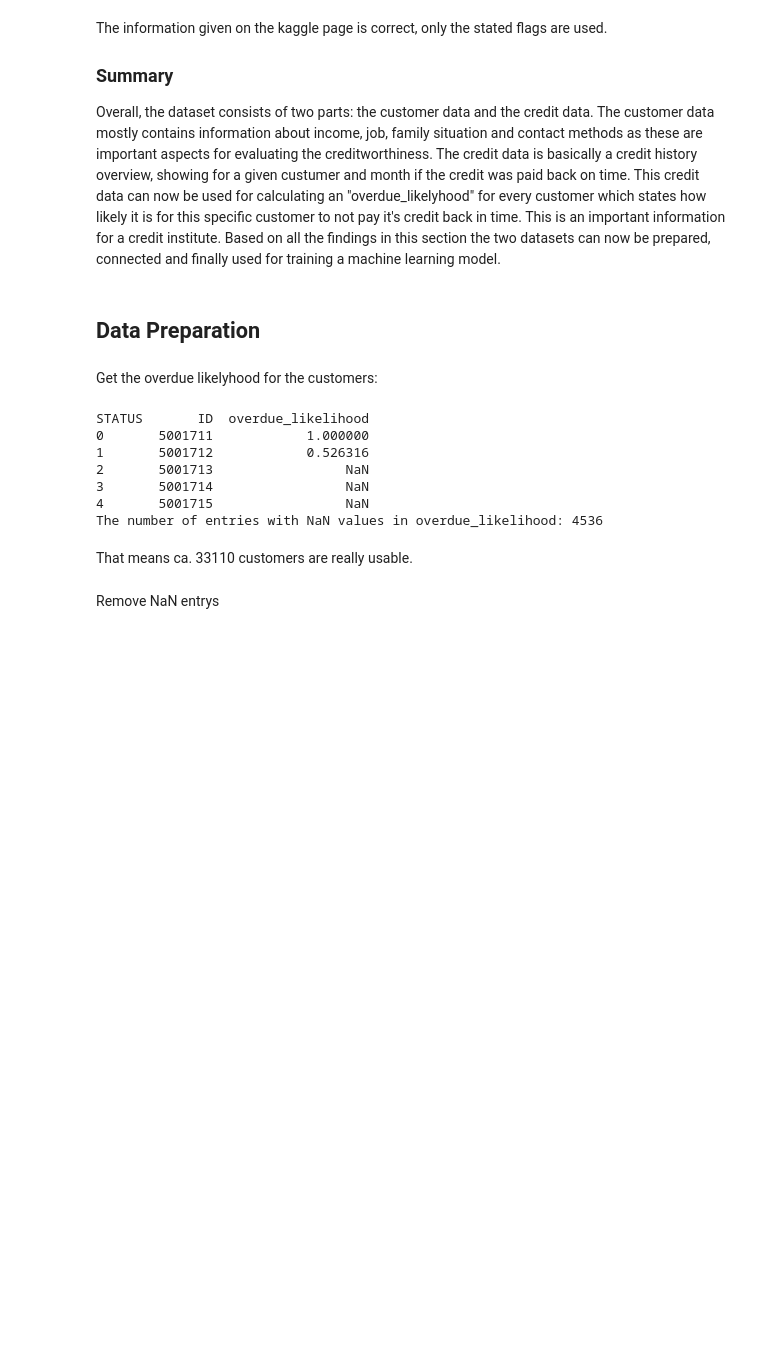
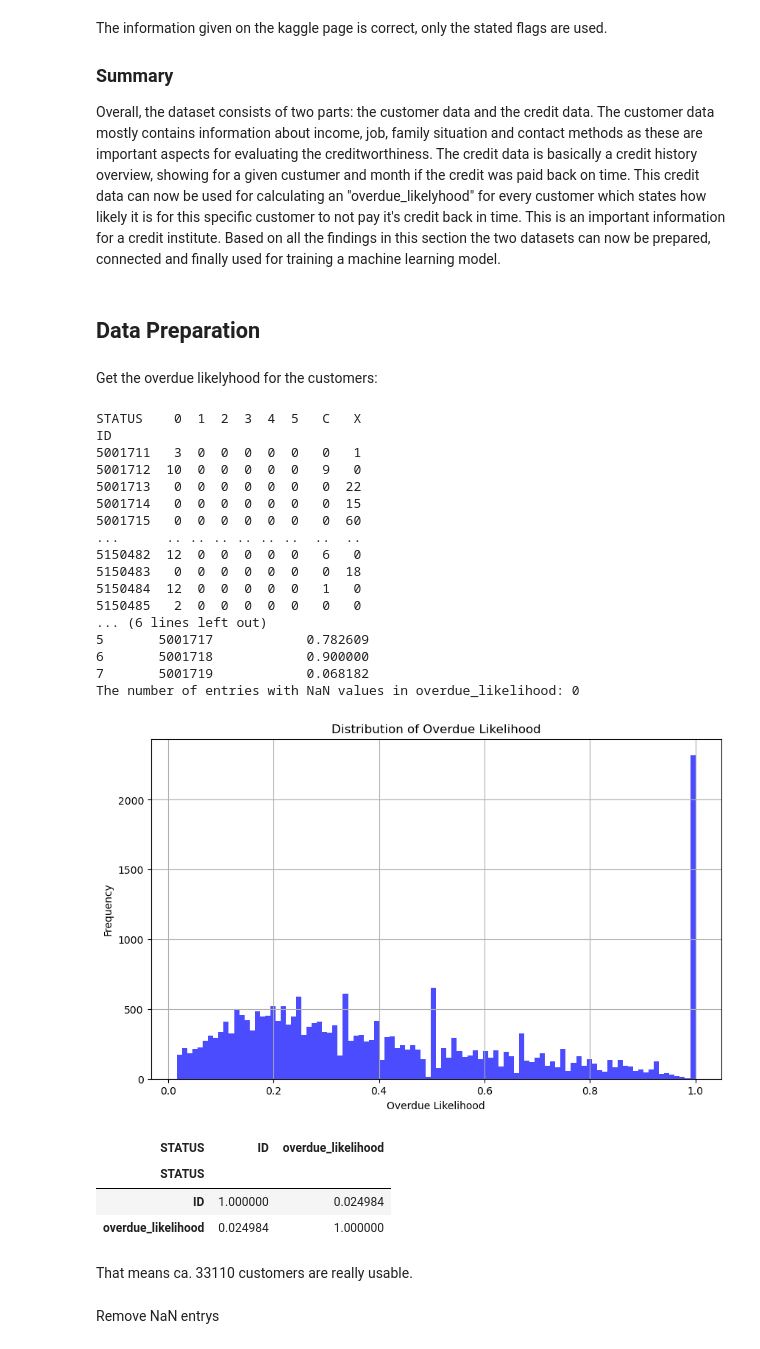
Before and after one commit to mj0stjo/ML-Lab-Project, a Jupyter notebook: Lab Project Notebook.ipynb, the cells around one changed output. Cells and saved outputs as stored; diff of their text form; code cells hidden in the pictures; blank space fills up the shorter version.

```diff
--- a/Lab Project Notebook.ipynb
+++ b/Lab Project Notebook.ipynb
@@ -281,29 +307,59 @@ Overall, the dataset consists of two parts: the customer data and the credit dat
 # %% [markdown]
 Get the overdue likelyhood for the customers:
 # %%
-import pandas as pd
-from sklearn.preprocessing import OneHotEncoder, OrdinalEncoder, MinMaxScaler
-from sklearn.compose import ColumnTransformer
-
 grouped_df = credit_df.groupby('ID')['STATUS'].value_counts().unstack(fill_value=0)
 
-grouped_df['overdue_likelihood'] = 1 - (grouped_df['C'] / (grouped_df.sum(axis=1) - grouped_df['X']))
+print(grouped_df)
 
+#grouped_df['overdue_likelihood'] = 1 - (grouped_df['C'] / (grouped_df.sum(axis=1) - grouped_df['X']))
+grouped_df['overdue_likelihood'] = 1 - (grouped_df['C'] / (grouped_df.sum(axis=1) - grouped_df['X']+ 1))
 result_df = grouped_df.reset_index()[['ID', 'overdue_likelihood']]
+
+# Define a probability mask to randomly exclude most of the entries with an overdue_likelihood of 1.0
+probability_mask = (np.random.rand(len(result_df)) < 0.1) | (result_df['overdue_likelihood'] != 1.0)
+
+# Apply the probability mask to the dataframe
+result_df = result_df[probability_mask]
 
 print(result_df.head())
 
 nan_count = result_df['overdue_likelihood'].isna().sum()
 
 print(f'The number of entries with NaN values in overdue_likelihood: {nan_count}')
+
+# Plot the distribution of overdue likelihood
+plt.figure(figsize=(10, 6))
+plt.hist(result_df['overdue_likelihood'].dropna(), bins=100, alpha=0.7, color='blue')
+plt.title('Distribution of Overdue Likelihood')
+plt.xlabel('Overdue Likelihood')
+plt.ylabel('Frequency')
+plt.grid(True)
+plt.show()
+
+result_df.corr()
 # %% [output]
-STATUS       ID  overdue_likelihood
-0       5001711            1.000000
-1       5001712            0.526316
-2       5001713                 NaN
-3       5001714                 NaN
-4       5001715                 NaN
-The number of entries with NaN values in overdue_likelihood: 4536
+STATUS    0  1  2  3  4  5   C   X
+ID
+5001711   3  0  0  0  0  0   0   1
+5001712  10  0  0  0  0  0   9   0
+5001713   0  0  0  0  0  0   0  22
+5001714   0  0  0  0  0  0   0  15
+5001715   0  0  0  0  0  0   0  60
+...      .. .. .. .. .. ..  ..  ..
+5150482  12  0  0  0  0  0   6   0
+5150483   0  0  0  0  0  0   0  18
+5150484  12  0  0  0  0  0   1   0
+5150485   2  0  0  0  0  0   0   0
+... (6 lines left out)
+5       5001717            0.782609
+6       5001718            0.900000
+7       5001719            0.068182
+The number of entries with NaN values in overdue_likelihood: 0
+[figure, added]
+| STATUS | ID | overdue_likelihood |
+| STATUS |  |  |
+| ID | 1.000000 | 0.024984 |
+| overdue_likelihood | 0.024984 | 1.000000 |
 # %% [markdown]
 That means ca. 33110 customers are really usable.
 # %% [markdown]
```
Also changed, not shown: parts of 10 cells of this notebook.
